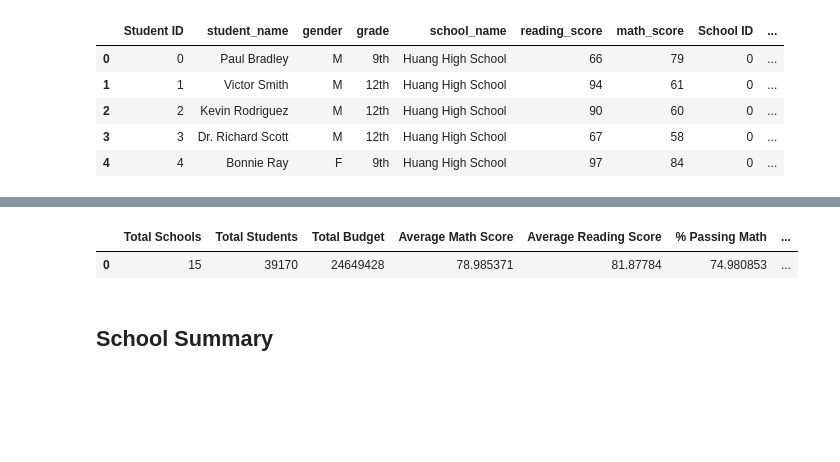
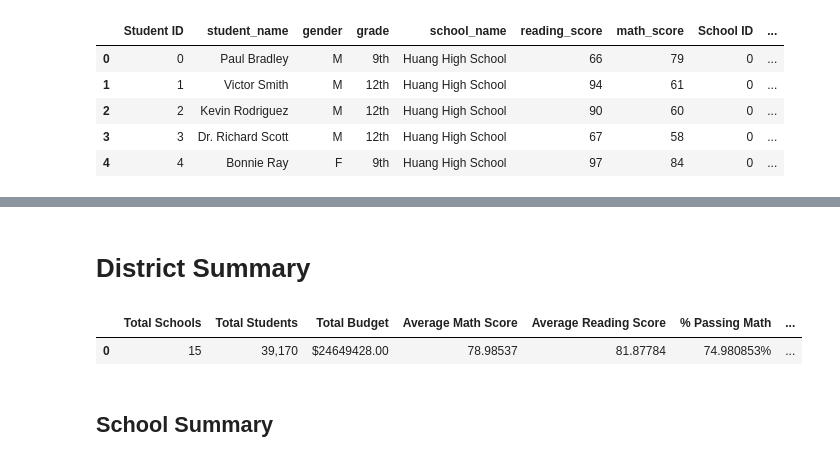
Before and after one commit to coralmaven/PyCitySchools, a Jupyter notebook: PyCitySchools.ipynb, the cells around one changed output, grey strips where cells are left out. Saved outputs shown, nothing was run; the diff lists cells and outputs as text; code cells hidden in the pictures; blank space fills up the shorter version.

```diff
--- a/PyCitySchools.ipynb
+++ b/PyCitySchools.ipynb
@@ -87,0 +31,2 @@ overallPassingRate = (averageMathScore + averageReadingScore)/2
+# %% [markdown]
+# District Summary
@@ -88,10 +42,13 @@ overallPassingRate = (averageMathScore + averageReadingScore)/2
 # %%
-pd.DataFrame({"Total Schools":[totalSchools],"Total Students":[totalStudents],"Total Budget":[totalBudget],
-               "Average Math Score":[averageMathScore],"Average Reading Score":[averageReadingScore],
-               "% Passing Math":[passingMath], "% Passing Reading":[passingReading],
-               "% Overall Passing Rate":[overallPassingRate]})
+pd.DataFrame({"Total Schools":[totalSchools],"Total Students":[f'{totalStudents:,}'],\
+              "Total Budget":[f'${totalBudget:.2f}'],\
+               "Average Math Score":[averageMathScore.round(5)],\
+              "Average Reading Score":[averageReadingScore.round(5)],
+               "% Passing Math":[f'{passingMath.round(6)}%'], \
+              "% Passing Reading":[f'{passingReading.round(6)}%'],
+               "% Overall Passing Rate":[f'{overallPassingRate.round(6)}%']})
 # %% [output]
 |  | Total Schools | Total Students | Total Budget | Average Math Score | Average Reading Score | % Passing Math | ... |
-| 0 | 15 | 39170 | 24649428 | 78.985371 | 81.87784 | 74.980853 | ... |
+| 0 | 15 | 39,170 | $24649428.00 | 78.98537 | 81.87784 | 74.980853% | ... |
 # %% [markdown]
 ## School Summary
```
Also changed, not shown: parts of 40 cells of this notebook.
